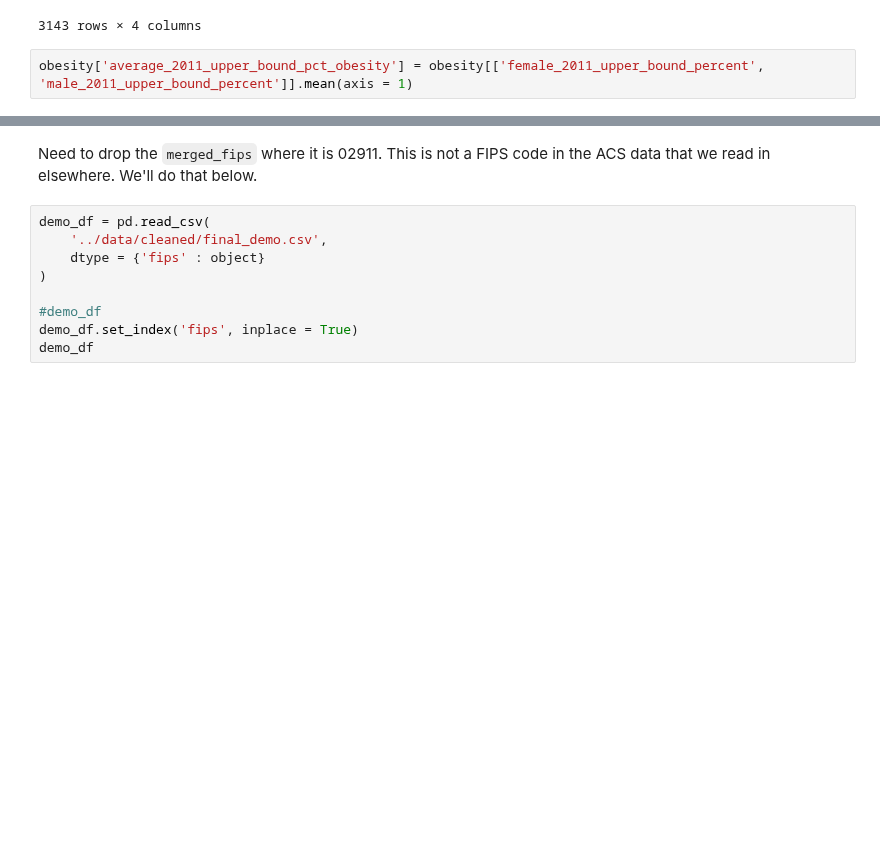
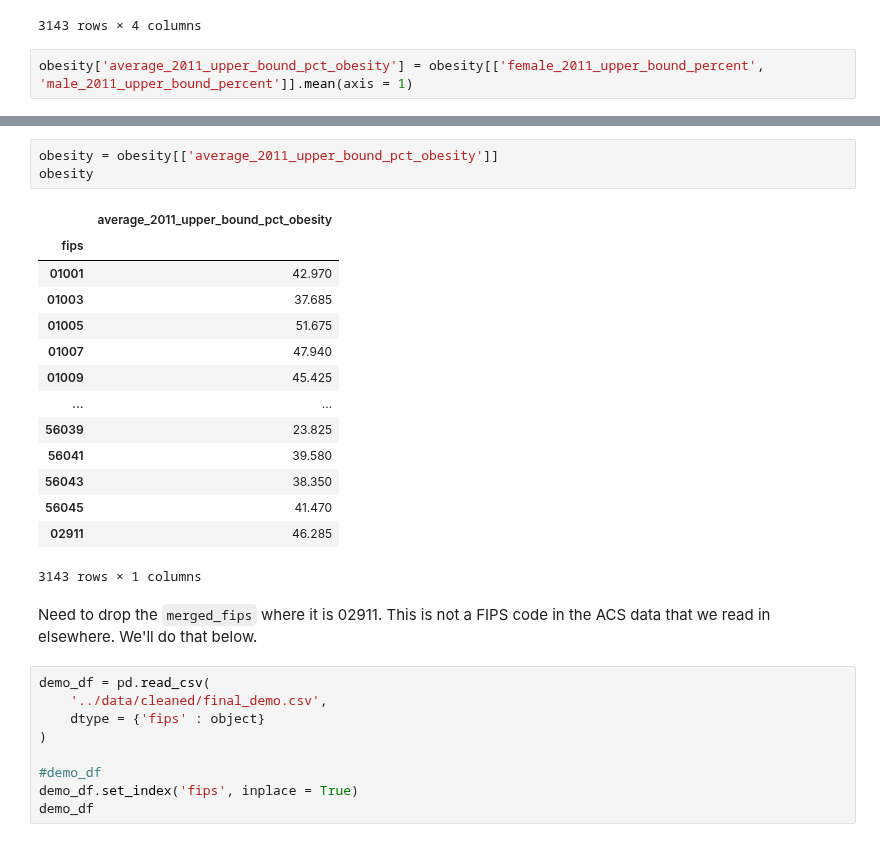
Before and after one commit to calculaterceec/Proj4Team2, a Jupyter notebook: code/02-2-Demo_with_health.ipynb, the cells around one changed output, grey strips where cells are left out. Cells and saved outputs as stored; diff of their text form; blank space fills up the shorter version.

```diff
--- a/code/02-2-Demo_with_health.ipynb
+++ b/code/02-2-Demo_with_health.ipynb
@@ -149,3 +149,21 @@ obesity
+# %%
+obesity = obesity[['average_2011_upper_bound_pct_obesity']]
+obesity
+# %% [output]
+|  | average_2011_upper_bound_pct_obesity |
+| fips |  |
+| 01001 | 42.970 |
+| 01003 | 37.685 |
+| 01005 | 51.675 |
+| 01007 | 47.940 |
+| 01009 | 45.425 |
+| ... | ... |
+| 56039 | 23.825 |
+| 56041 | 39.580 |
+| 56043 | 38.350 |
+| 56045 | 41.470 |
+| 02911 | 46.285 |
+3143 rows × 1 columns
 # %% [markdown]
 Need to drop the `merged_fips` where it is 02911. This is not a FIPS code in the ACS data that we read in elsewhere. We'll do that below.
 # %%
```
Also changed, not shown: parts of 6 cells of this notebook, 6 other files.
